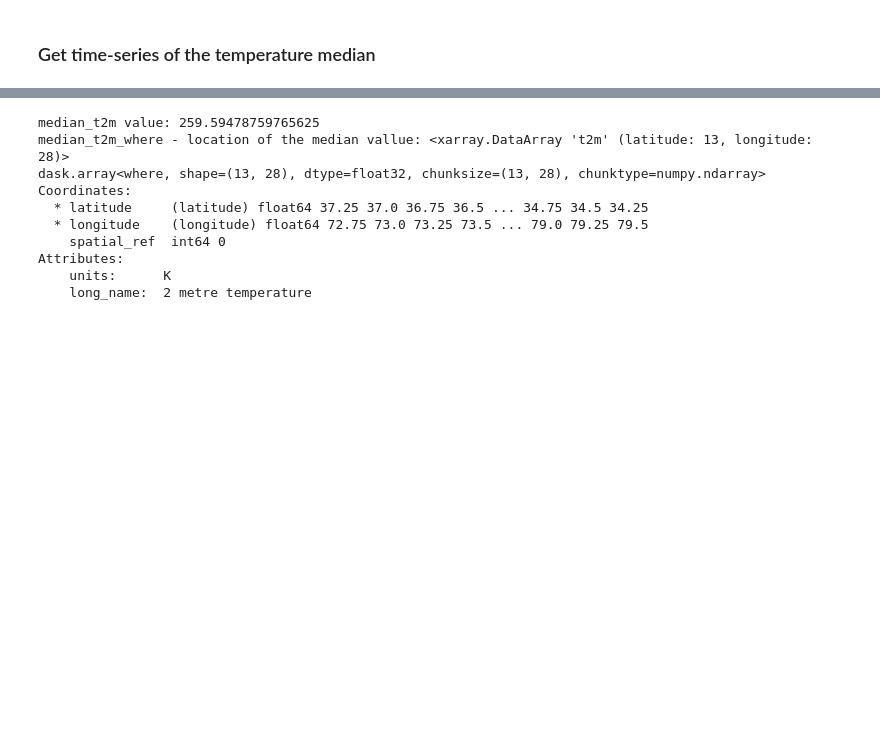
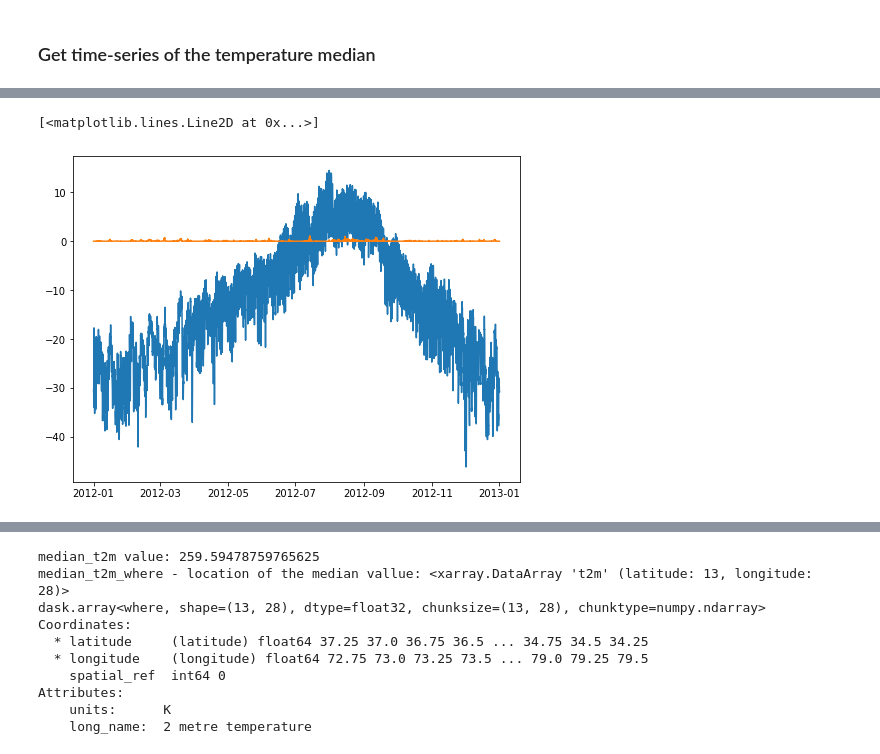
Before and after one commit to varyabazilova/hma_regions, a Jupyter notebook: era5_locate_median_point.ipynb, the cells around one changed output, grey strips where cells are left out. Cells and saved outputs as stored; diff of their text form; code cells hidden in the pictures; blank space fills up the shorter version.

```diff
--- a/era5_locate_median_point.ipynb
+++ b/era5_locate_median_point.ipynb
@@ -276,2 +212,7 @@ coordinates for the median precipitation: MultiIndex([( 37.0, 74.75),
 # %% [markdown]
 ### Get time-series of the temperature median
+# %%
+# select data
+ts = roi_climate.sel(longitude = 78.5, latitude = 34.5, method = 'nearest')
+# convert to df
+ts_df = ts.to_dataframe()
@@ -277,0 +229,9 @@ coordinates for the median precipitation: MultiIndex([( 37.0, 74.75),
+# %%
+fig, ax = plt.subplots(figsize = (8, 6))
+
+ax.plot(ts_df.t2m)
+ax.plot(ts_df.tp)
+# ax2.plot(df.time, df.tcc, 'b-')ts_df.t2m.plot()
+# %% [output]
+[<matplotlib.lines.Line2D at 0x...>]
+[figure, added]
```
Also changed, not shown: parts of 15 cells of this notebook.
